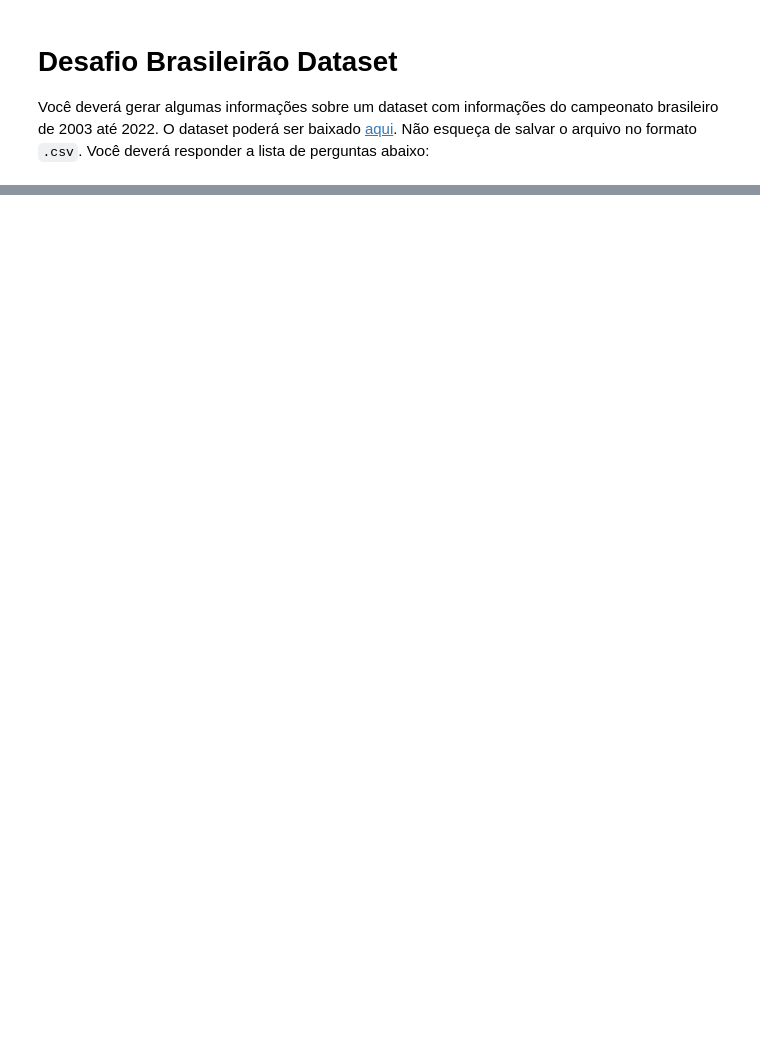
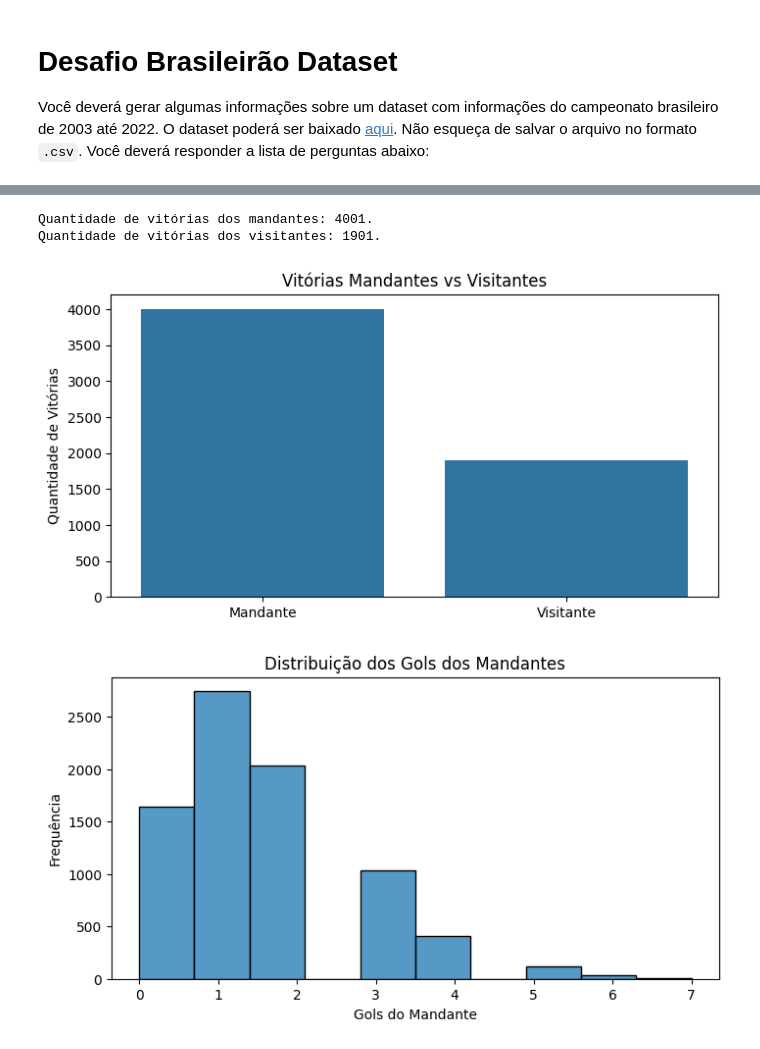
Before and after one commit to abispo/curso-analise-de-dados-em-python-proway-20251124, a Jupyter notebook: 20251208-aula06/desafio_brasileirao.ipynb, the cells around one changed output, grey strips where cells are left out. Saved outputs shown, nothing was run; the diff lists cells and outputs as text; code cells hidden in the pictures; blank space fills up the shorter version.

```diff
--- a/20251208-aula06/desafio_brasileirao.ipynb
+++ b/20251208-aula06/desafio_brasileirao.ipynb
@@ -78,8 +60,36 @@ O clube que mais venceu como mandante foi o Santos.
 # %%
 # Parte 3 - Visualização
 
 # 1. Gráfico de barras: Mostre a quantidade de vitórios dos mandantes vs visitantes
+plt.figure(figsize=(8, 4))
+
+vitorias_mandante = len(df[df['mandante_Placar'] > df['visitante_Placar']])
+vitorias_visitante = len(df[df['visitante_Placar'] > df['mandante_Placar']])
+
+print(f"Quantidade de vitórias dos mandantes: {vitorias_mandante}.")
+print(f"Quantidade de vitórias dos visitantes: {vitorias_visitante}.")
+
+sns.barplot(x=["Mandante", "Visitante"], y=[vitorias_mandante, vitorias_visitante])
+plt.title("Vitórias Mandantes vs Visitantes")
+plt.ylabel("Quantidade de Vitórias")
+plt.show()
 
 # 2. Gere um Histograma da quantidade de gols dos mandantes
+plt.figure(figsize=(8, 4))
+
+max_gols = df['mandante_Placar'].max()
+
+bins = np.arange(0, max_gols + 2) + 0.5
+
+sns.histplot(df['mandante_Placar'], bins=bins)
+plt.title("Distribuição dos Gols dos Mandantes")
+plt.xlabel("Gols do Mandante")
+plt.ylabel("Frequência")
+plt.show()
 
 # 3. Gere um boxplot da distribuição total de gols por jogo
+# %% [output]
+Quantidade de vitórias dos mandantes: 4001.
+Quantidade de vitórias dos visitantes: 1901.
+[figure, added]
+[figure, added]
```
Also changed, not shown: parts of 1 cell of this notebook.
